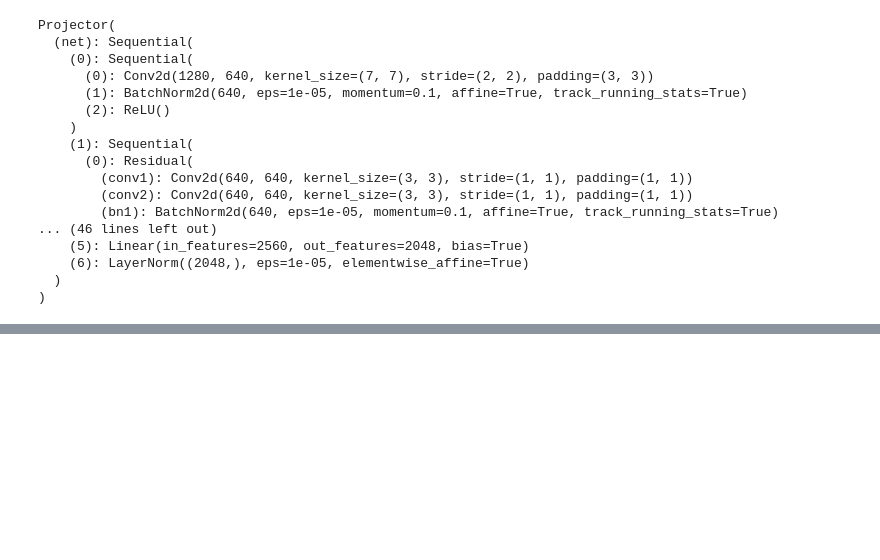
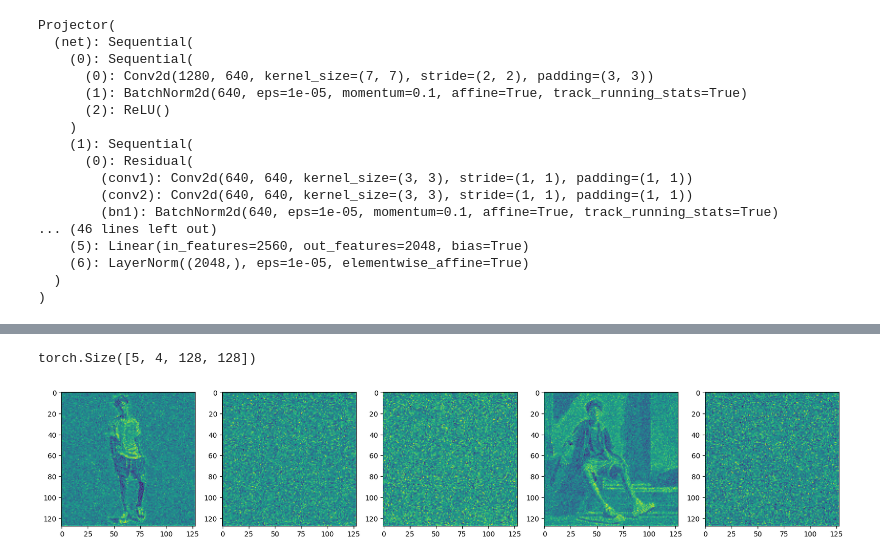
Before and after one commit to EkaterinaAdishcheva/Diploma, a Jupyter notebook: tune.ipynb, the cells around one changed output, grey strips where cells are left out. Cells and saved outputs as stored; diff of their text form; code cells hidden in the pictures; blank space fills up the shorter version.

```diff
--- a/tune.ipynb
+++ b/tune.ipynb
@@ -388,0 +617,4 @@ a photo of a nice adventurer
+# %%
+noisy_latents.size()
+# %% [output]
+torch.Size([5, 4, 128, 128])
@@ -388,0 +623,7 @@ a photo of a nice adventurer
+# %%
+f, axarr = plt.subplots(1, 5, figsize=(20, 10))
+for n in range(5):
+    axarr[n].imshow(noisy_latents[n][0].cpu())
+plt.show()
+# %% [output]
+[figure, added]
```
Also changed, not shown: parts of 17 cells of this notebook, 9 other files.
